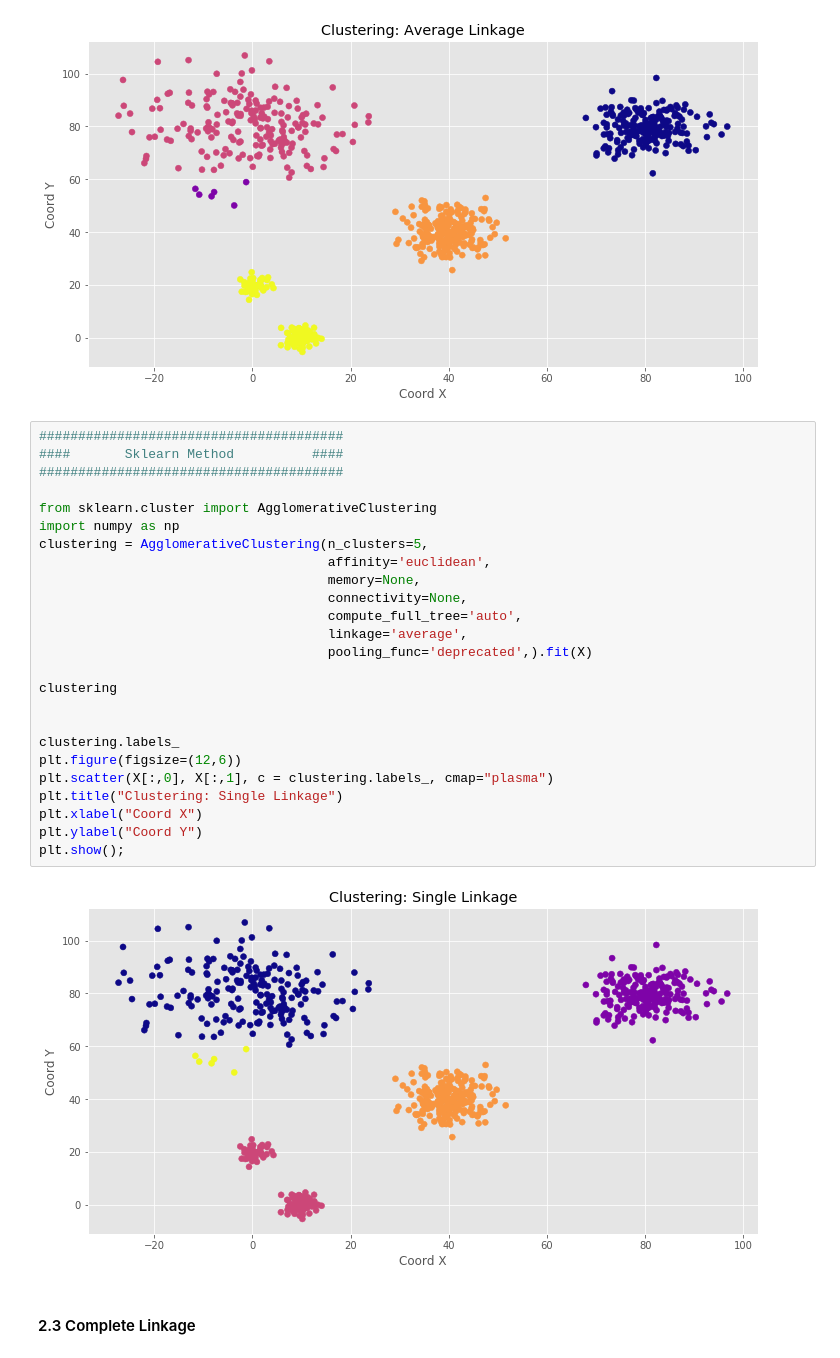
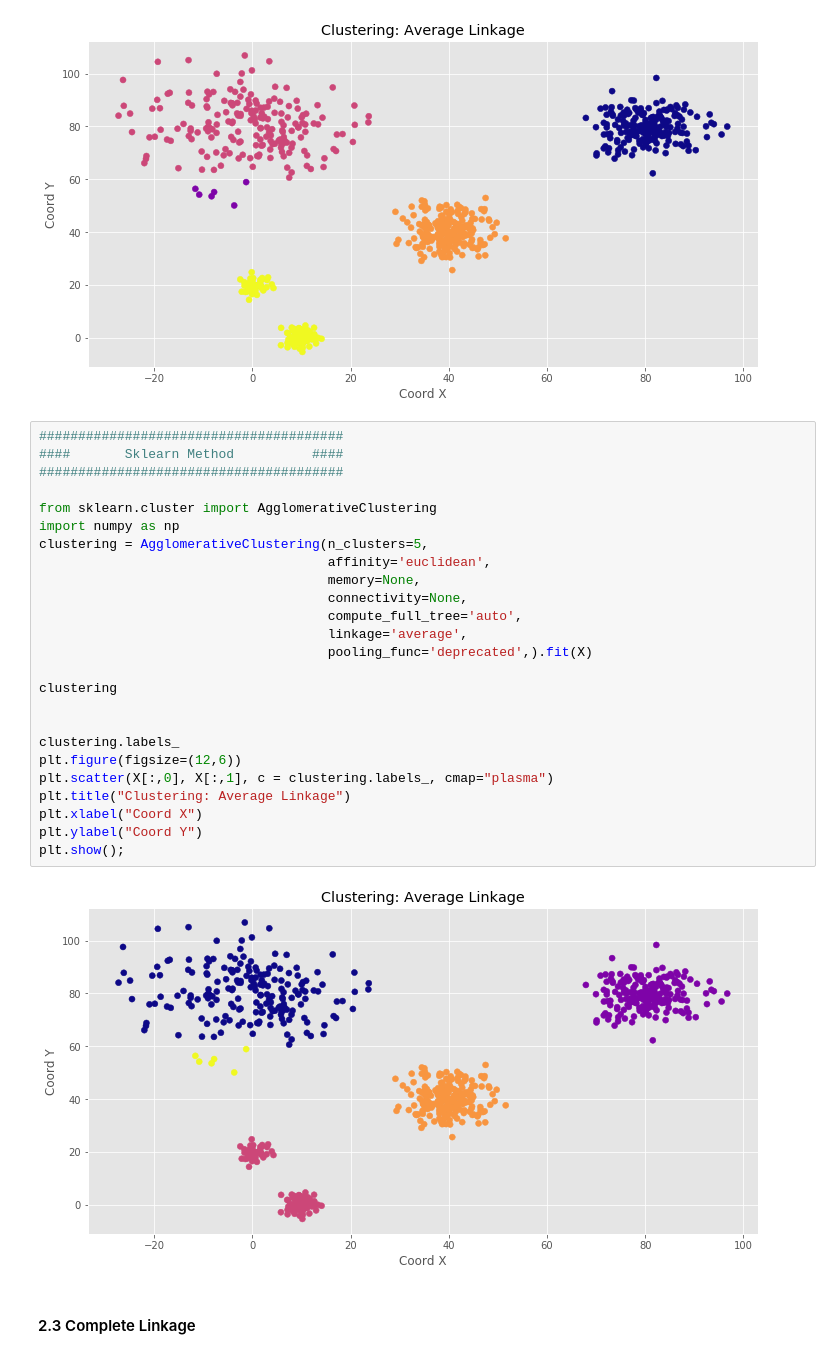
Before and after one commit to arrpak/MachineLearning, a Jupyter notebook: 09_Clustering/00_Clustering.ipynb, the cells around one changed output. Saved outputs shown, nothing was run; the diff lists cells and outputs as text.

Commit message:
Hierarchical Clustering

```diff
--- a/09_Clustering/00_Clustering.ipynb
+++ b/09_Clustering/00_Clustering.ipynb
@@ -141,30 +141,30 @@ plt.show();
 # %%
 #######################################
 ####       Sklearn Method          ####
 #######################################
 
 from sklearn.cluster import AgglomerativeClustering
 import numpy as np
 clustering = AgglomerativeClustering(n_clusters=5,
                                      affinity='euclidean',
                                      memory=None,
                                      connectivity=None,
                                      compute_full_tree='auto',
                                      linkage='average',
                                      pooling_func='deprecated',).fit(X)
 
 clustering
 
 
 clustering.labels_
 plt.figure(figsize=(12,6))
 plt.scatter(X[:,0], X[:,1], c = clustering.labels_, cmap="plasma")
-plt.title("Clustering: Single Linkage")
+plt.title("Clustering: Average Linkage")
 plt.xlabel("Coord X")
 plt.ylabel("Coord Y")
 plt.show();
 # %% [output]
-[figure, old version]
+[figure, new version]
 # %% [markdown]
 #### 2.3 Complete Linkage
 # %%
```
Also changed, not shown: parts of 1 cell of this notebook.
